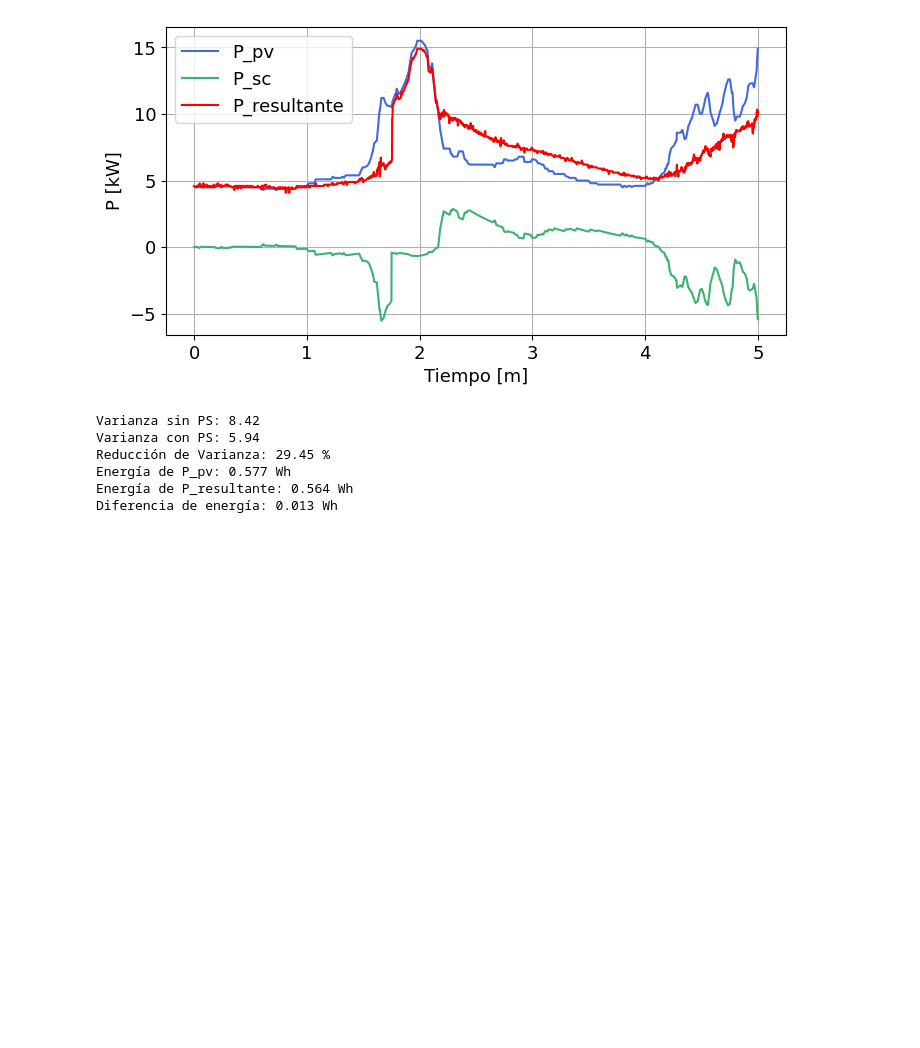
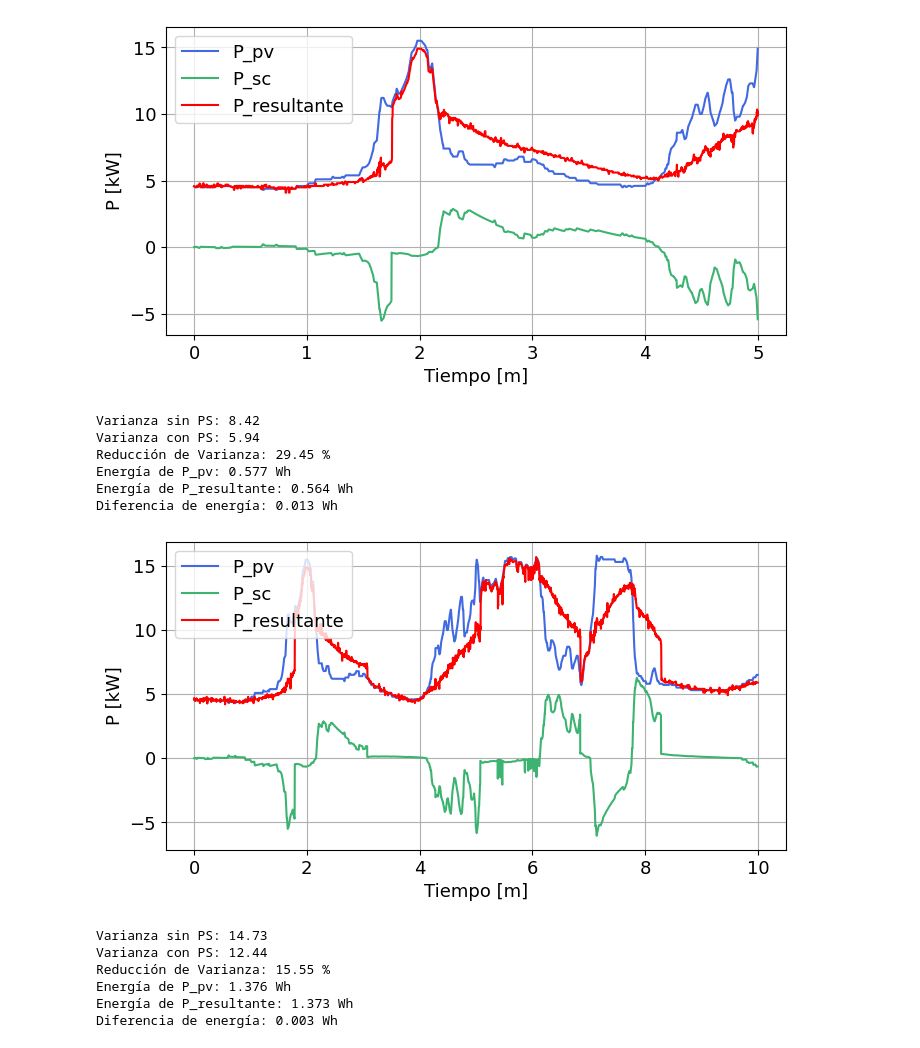
Before and after one commit to jorgecard/Telecontrol_r, a Jupyter notebook: PowerSmoothing/measurements.ipynb, the cells around one changed output. Drawn from its saved outputs; the diff is of its cells as text; code cells hidden in the pictures; blank space fills up the shorter version.

```diff
--- a/PowerSmoothing/measurements.ipynb
+++ b/PowerSmoothing/measurements.ipynb
@@ -564,6 +573,27 @@ Reducción de Varianza: 29.45 %
 Energía de P_pv: 0.577 Wh
 Energía de P_resultante: 0.564 Wh
 Diferencia de energía: 0.013 Wh
+# %%
+# Ruta al archivo resultados.txt
+resultados_file = os.path.join(resultados_path, 'resultados.4.Kalman_real_2.txt')
+# resultados_file = os.path.join(resultados_path, 'resultados.2.exp.txt')
+
+# Leer los datos del archivo
+resultados_df = pd.read_csv(resultados_file, delim_whitespace=True)
+
+df = resultados_df
+
+selected_control = 'Kalman Filter'
+graph_min(df, '4.' + selected_control + ' _RealTime')
+analysis(df)
+# %% [output]
+[figure, added]
+Varianza sin PS: 14.73
+Varianza con PS: 12.44
+Reducción de Varianza: 15.55 %
+Energía de P_pv: 1.376 Wh
+Energía de P_resultante: 1.373 Wh
+Diferencia de energía: 0.003 Wh
 # %%
 # Ruta al archivo resultados.txt
 resultados_file = os.path.join(resultados_path, 'resultados.5.Wiener_real.txt')
```
Also changed, not shown: parts of 4 cells of this notebook, 22 other files.
